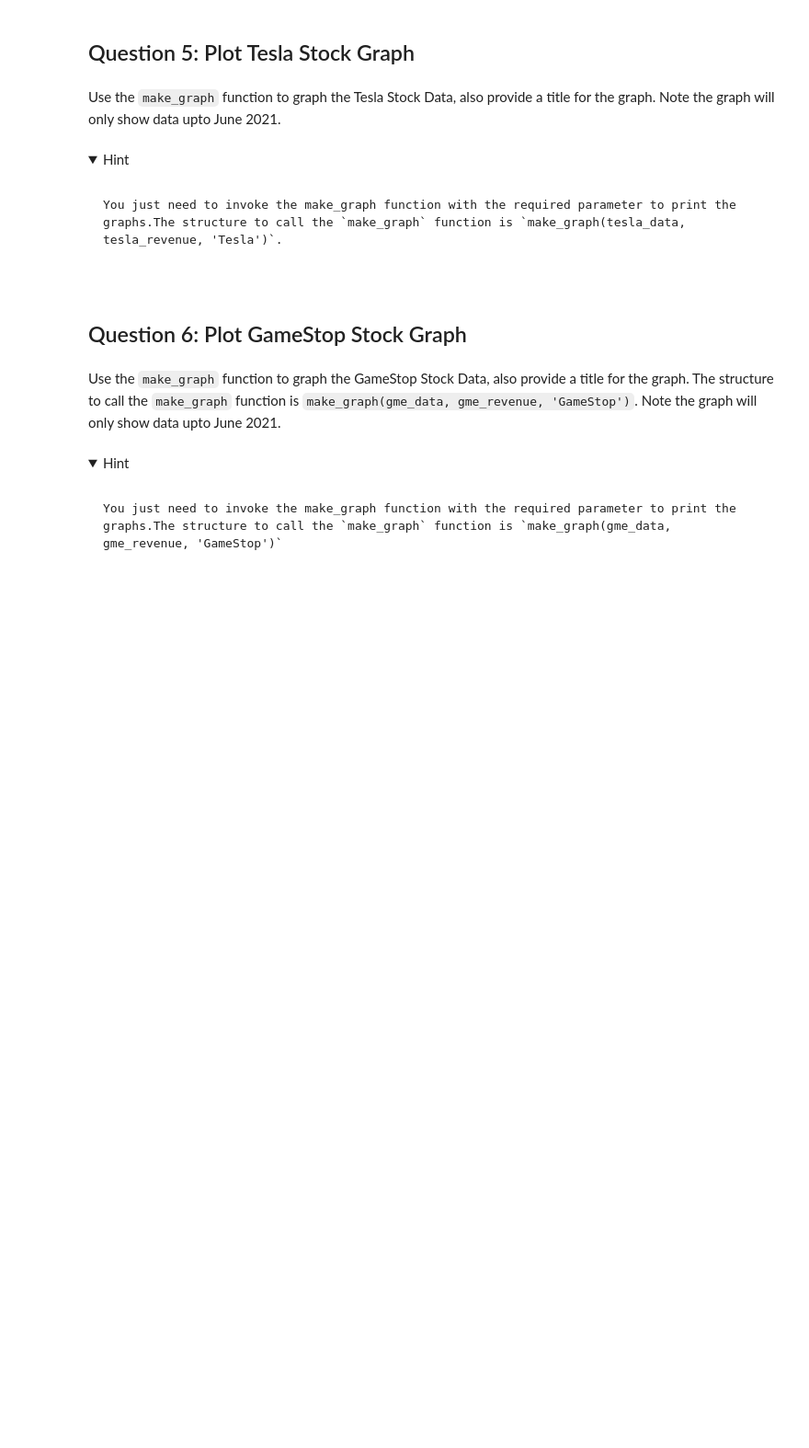
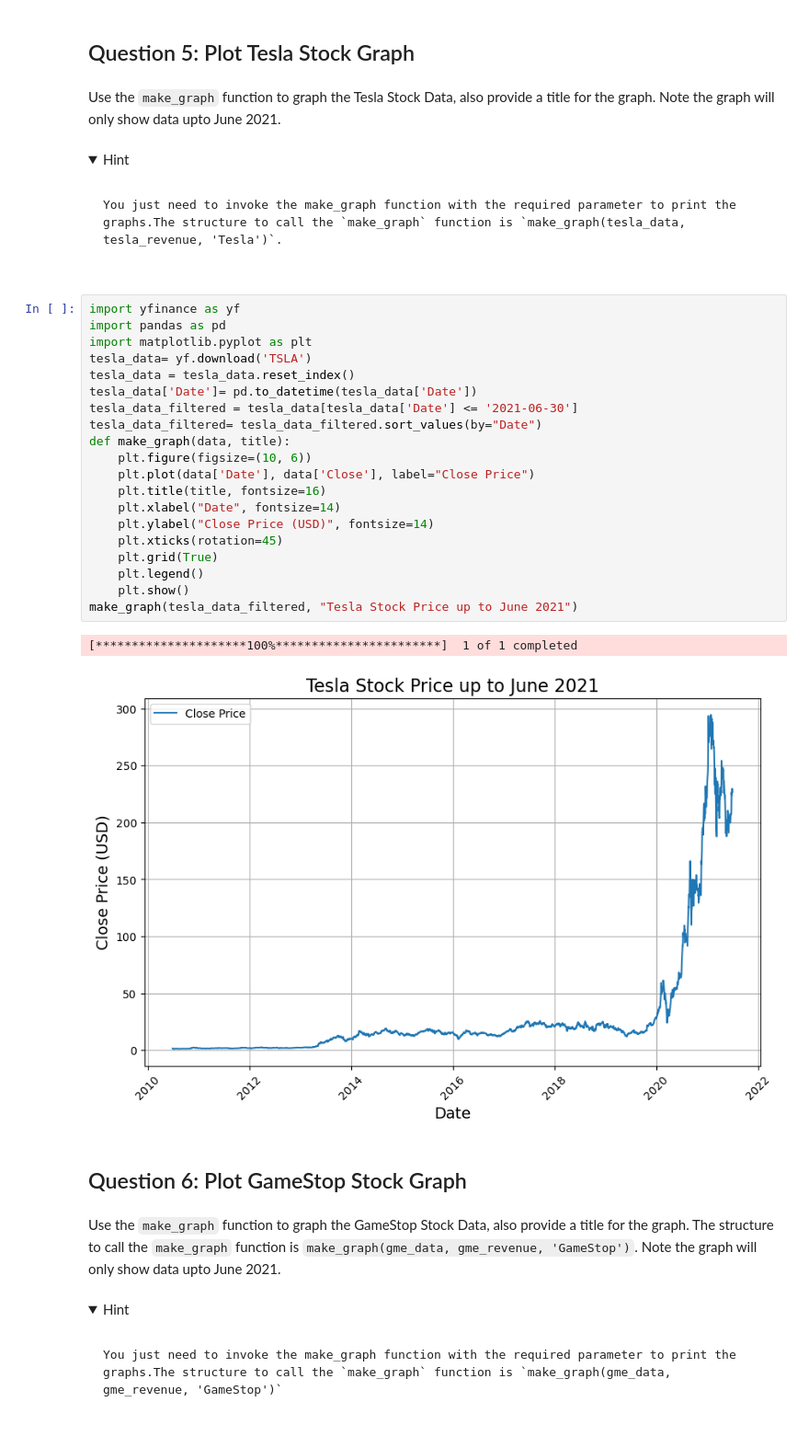
Before and after one commit to d-ili/AI_BootCamp, a Jupyter notebook: IBM Data Science Professional Certificate/Python Project for Data Science/Final Assignment-Tesla_vs._GameStop.ipynb, the cells around one changed output. Shown at 92% size. Saved outputs shown, nothing was run; the diff lists cells and outputs as text; folded sections open; blank space fills up the shorter version.

````diff
--- a/IBM Data Science Professional Certificate/Python Project for Data Science/Final Assignment-Tesla_vs._GameStop.ipynb
+++ b/IBM Data Science Professional Certificate/Python Project for Data Science/Final Assignment-Tesla_vs._GameStop.ipynb
@@ -378,6 +459,29 @@ You just need to invoke the make_graph function with the required parameter to p
 ```
 
 </details>
+# %%
+import yfinance as yf
+import pandas as pd
+import matplotlib.pyplot as plt
+tesla_data= yf.download('TSLA')
+tesla_data = tesla_data.reset_index()
+tesla_data['Date']= pd.to_datetime(tesla_data['Date'])
+tesla_data_filtered = tesla_data[tesla_data['Date'] <= '2021-06-30']
+tesla_data_filtered= tesla_data_filtered.sort_values(by="Date")
+def make_graph(data, title):
+    plt.figure(figsize=(10, 6))
+    plt.plot(data['Date'], data['Close'], label="Close Price")
+    plt.title(title, fontsize=16)
+    plt.xlabel("Date", fontsize=14)
+    plt.ylabel("Close Price (USD)", fontsize=14)
+    plt.xticks(rotation=45)
+    plt.grid(True)
+    plt.legend()
+    plt.show()
+make_graph(tesla_data_filtered, "Tesla Stock Price up to June 2021")
+# %% [output]
+[*********************100%***********************]  1 of 1 completed
+[figure, added]
 # %% [markdown]
 ## Question 6: Plot GameStop Stock Graph
 # %% [markdown]
````
Also changed, not shown: parts of 5 cells of this notebook.
